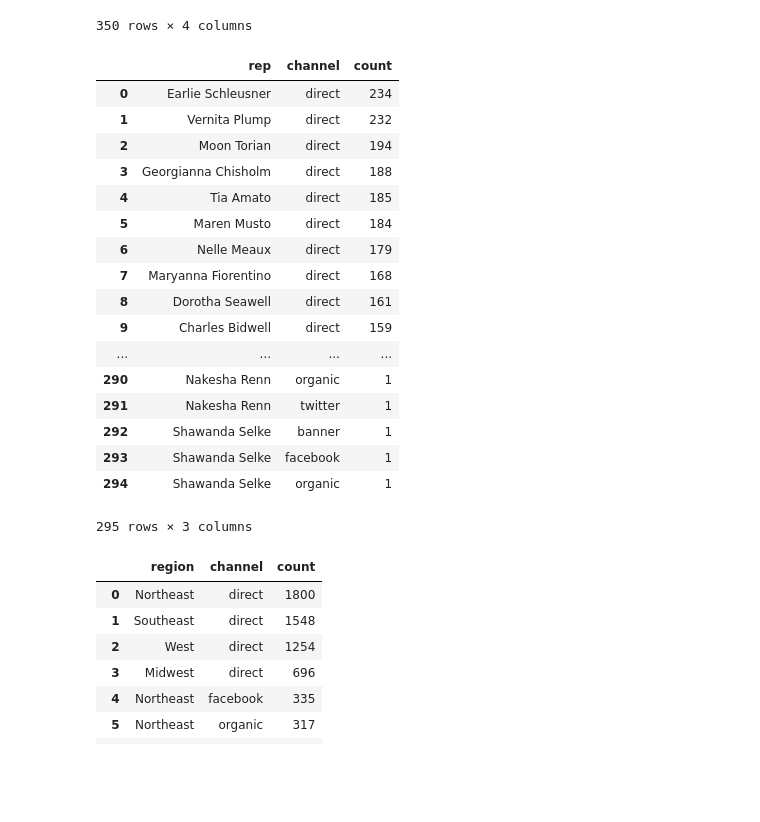
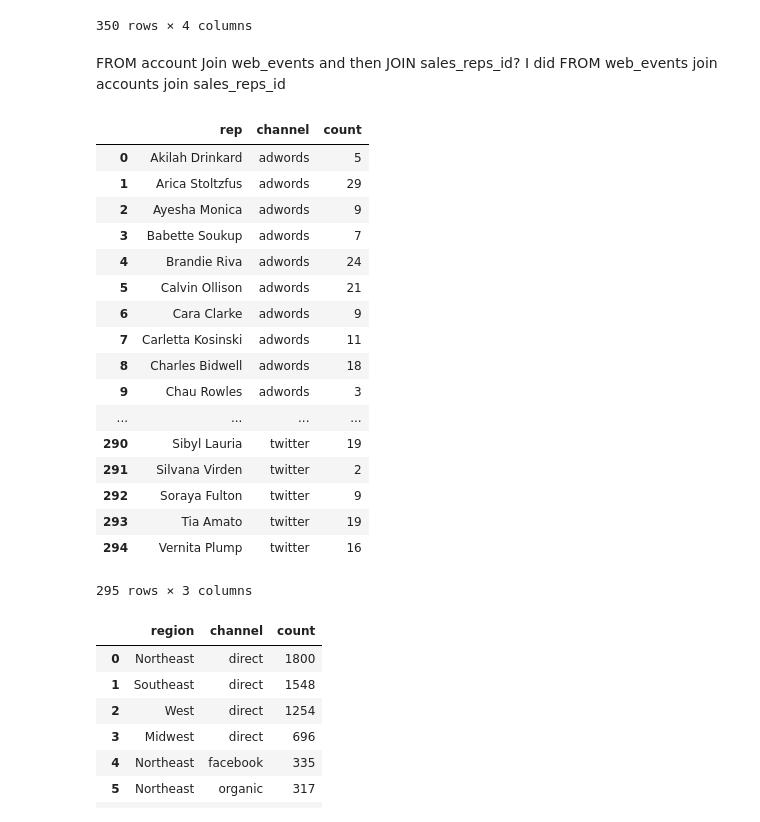
Before and after one commit to rebeccaebarnes/SQL-Practice, a Jupyter notebook: sql_practice.ipynb, the cells around one changed output. Saved outputs shown, nothing was run; the diff lists cells and outputs as text; code cells hidden in the pictures; blank space fills up the shorter version.

```diff
--- a/sql_practice.ipynb
+++ b/sql_practice.ipynb
@@ -1820,37 +1845,39 @@ sql_query('SELECT a.name account, \
 | 348 | Yum Brands | 1400.859333 | 289.613333 | 195.962667 |
 | 349 | eBay | 1804.954286 | 241.392000 | 646.352000 |
 350 rows × 4 columns
+# %% [markdown]
+FROM account Join web_events and then JOIN sales_reps_id? I did FROM web_events join accounts join sales_reps_id
 # %%
 # 3 Determine the number of times a particular channel was used in the
 #   web_events table for each sales rep. Order by highest occurrences
-sql_query('SELECT sr.name rep, \
+sql_query('SELECT s.name rep, \
                   w.channel, \
                   COUNT(w.channel) count \
-           FROM sales_reps sr \
+           FROM web_events w \
            JOIN accounts a \
-           ON sr.id = a.sales_rep_id \
-           JOIN web_events w \
-           ON a.id = w.account_id \
+           ON w.account_id = a.id \
+           JOIN sales_reps s \
+           ON a.sales_rep_id = s.id \
            GROUP BY rep, w.channel \
-           ORDER BY count DESC;')
+           ORDER BY 2, 1;')
 # %% [output]
 |  | rep | channel | count |
-| 0 | Earlie Schleusner | direct | 234 |
-| 1 | Vernita Plump | direct | 232 |
-| 2 | Moon Torian | direct | 194 |
-| 3 | Georgianna Chisholm | direct | 188 |
-| 4 | Tia Amato | direct | 185 |
-| 5 | Maren Musto | direct | 184 |
-| 6 | Nelle Meaux | direct | 179 |
-| 7 | Maryanna Fiorentino | direct | 168 |
-| 8 | Dorotha Seawell | direct | 161 |
-| 9 | Charles Bidwell | direct | 159 |
+| 0 | Akilah Drinkard | adwords | 5 |
+| 1 | Arica Stoltzfus | adwords | 29 |
+| 2 | Ayesha Monica | adwords | 9 |
+| 3 | Babette Soukup | adwords | 7 |
+| 4 | Brandie Riva | adwords | 24 |
+| 5 | Calvin Ollison | adwords | 21 |
+| 6 | Cara Clarke | adwords | 9 |
+| 7 | Carletta Kosinski | adwords | 11 |
+| 8 | Charles Bidwell | adwords | 18 |
+| 9 | Chau Rowles | adwords | 3 |
 | ... | ... | ... | ... |
-| 290 | Nakesha Renn | organic | 1 |
-| 291 | Nakesha Renn | twitter | 1 |
-| 292 | Shawanda Selke | banner | 1 |
-| 293 | Shawanda Selke | facebook | 1 |
-| 294 | Shawanda Selke | organic | 1 |
+| 290 | Sibyl Lauria | twitter | 19 |
+| 291 | Silvana Virden | twitter | 2 |
+| 292 | Soraya Fulton | twitter | 9 |
+| 293 | Tia Amato | twitter | 19 |
+| 294 | Vernita Plump | twitter | 16 |
 295 rows × 3 columns
 # %%
 # 4 Determine the number of times a particular channel was used in the
```
Also changed, not shown: parts of 25 cells of this notebook.
